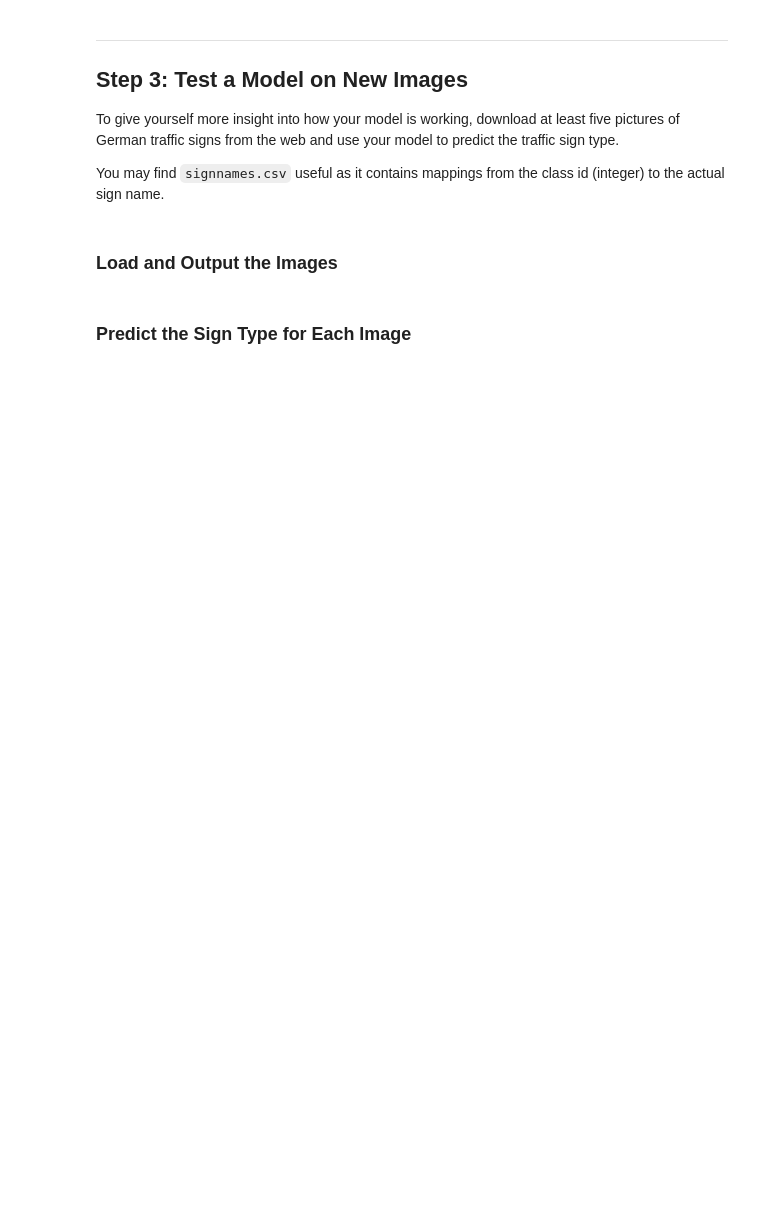
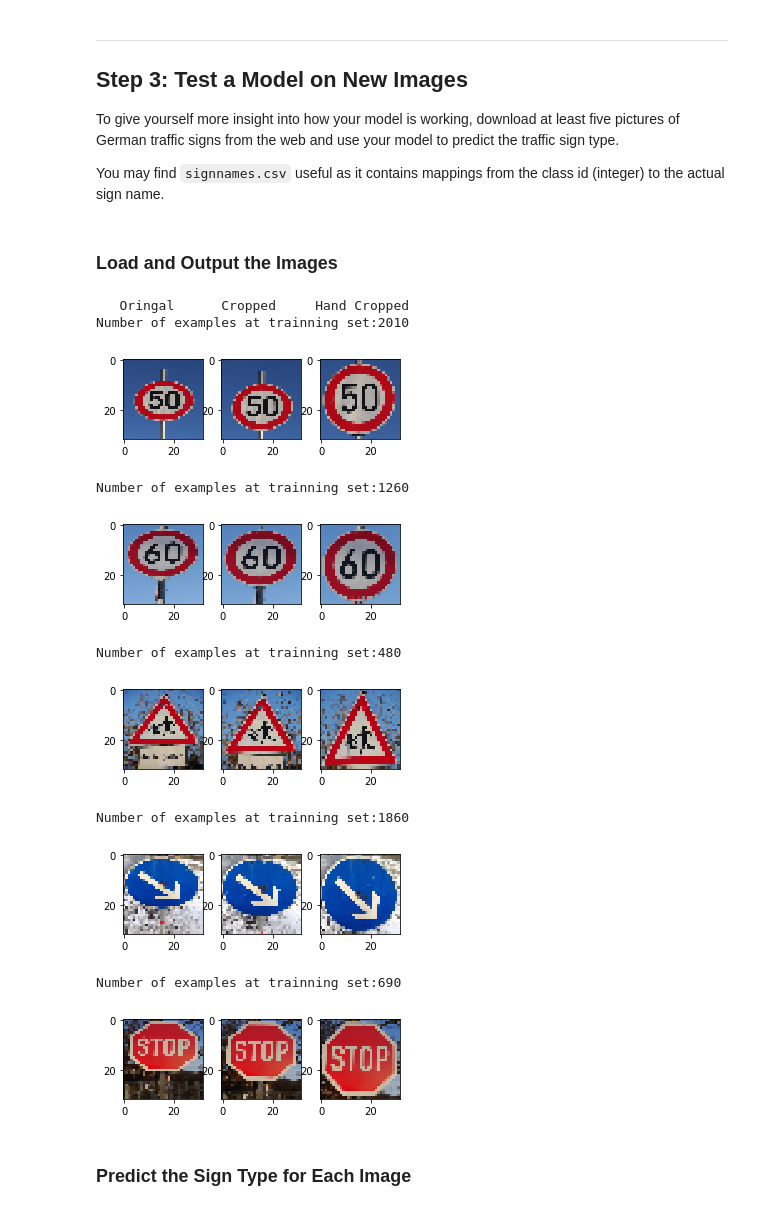
Before and after one commit to rtsaad/CarND-Traffic-Sign-Classifier-Project, a Jupyter notebook: Traffic_Sign_Classifier.ipynb, the cells around one changed output. Saved outputs shown, nothing was run; the diff lists cells and outputs as text; code cells hidden in the pictures; blank space fills up the shorter version.

```diff
--- a/Traffic_Sign_Classifier.ipynb
+++ b/Traffic_Sign_Classifier.ipynb
@@ -270,19 +304,22 @@ pool2 = tf.nn.max_pool(layer4, ksize=[1, 2, 2, 1], strides=[1, 2, 2, 1], padding
 fc1 = flatten(pool2)
 
 #Dropout for generalization
-drop_out = tf.nn.dropout(fc1, keep_prob)
+drop_out1 = tf.nn.dropout(fc1, keep_prob)
 
 #Layer 5: Fully Connected. Input = 1600. Output = 400.
 layer5_w = tf.Variable(tf.truncated_normal([1600, 400], mu, sigma))
 layer5_b = tf.Variable(tf.zeros([400]))
-layer5 = tf.add(tf.matmul(drop_out, layer5_w), layer5_b)
+layer5 = tf.add(tf.matmul(drop_out1, layer5_w), layer5_b)
 #Activation.
 layer5 = tf.nn.relu(layer5)
+
+#Dropout for generalization
+drop_out2 = tf.nn.dropout(layer5, keep_prob)
 
 #Layer 6: Fully Connected. Input = 400. Output = 120.
 layer6_w = tf.Variable(tf.truncated_normal([400, 120], mu, sigma))
 layer6_b = tf.Variable(tf.zeros([120]))
-layer6 = tf.add(tf.matmul(layer5, layer6_w), layer6_b)
+layer6 = tf.add(tf.matmul(drop_out2, layer6_w), layer6_b)
 #Activation.
 layer6 = tf.nn.relu(layer6)
 
@@ -500,12 +595,18 @@ import cv2
 PATH_ORIGINAL = 'german_signs/original/'
 PATH_HAND_CROP = 'german_signs/crop/'
 
+#get dataset statistics for images
+y_hist = np.histogram(y_train, range(0, n_classes))
+
+#image holders
 web_images_original = []
 web_images_crop = []
 web_images_hand_crop = []
 
-web_images_labels = [2,3,11,28,38,14]
+#labels
+web_images_labels = [2,3,28,38,14]
 
+i=0
 #Get original and crop images
 for f in os.listdir(PATH_ORIGINAL):
     #open image
@@ -518,34 +619,48 @@ for f in os.listdir(PATH_ORIGINAL):
     img_crop = img[0:starty+352,startx:startx+352]
     #resize
     img = cv2.resize(img,(32,32))
     img_crop = cv2.resize(img_crop,(32,32))
     #store
     web_images_original.append(img)
     web_images_crop.append(img_crop)
 
 
 #Get hand cropped images for accuracy comparison
 for f in os.listdir(PATH_HAND_CROP):
     #open image
     img = mpimg.imread(PATH_HAND_CROP + f)
     #resize
     img = cv2.resize(img,(32,32))
     web_images_hand_crop.append(img)
 
 #print images
 print("   Oringal      Cropped     Hand Cropped")
-for i in range(6):
+for i in range(5):
     plt.figure(figsize=(5,5))
     plt.subplot(3,3,1)
     plt.imshow(web_images_original[i])
     plt.subplot(3,3,2)
     plt.imshow(web_images_crop[i])
     plt.subplot(3,3,3)
     plt.imshow(web_images_hand_crop[i])
+    print("Number of examples at trainning set:{}".format(y_hist[0][web_images_labels[i]]))
+    plt.show()
 
 web_images_original = np.array(web_images_original)
 web_images_crop = np.array(web_images_crop)
 web_images_hand_crop = np.array(web_images_hand_crop)
+# %% [output]
+   Oringal      Cropped     Hand Cropped
+Number of examples at trainning set:2010
+[figure, added]
+Number of examples at trainning set:1260
+[figure, added]
+Number of examples at trainning set:480
+[figure, added]
+Number of examples at trainning set:1860
+[figure, added]
+Number of examples at trainning set:690
+[figure, added]
 # %% [markdown]
 ### Predict the Sign Type for Each Image
 # %%
```
Also changed, not shown: parts of 11 cells of this notebook, 28 other files.
